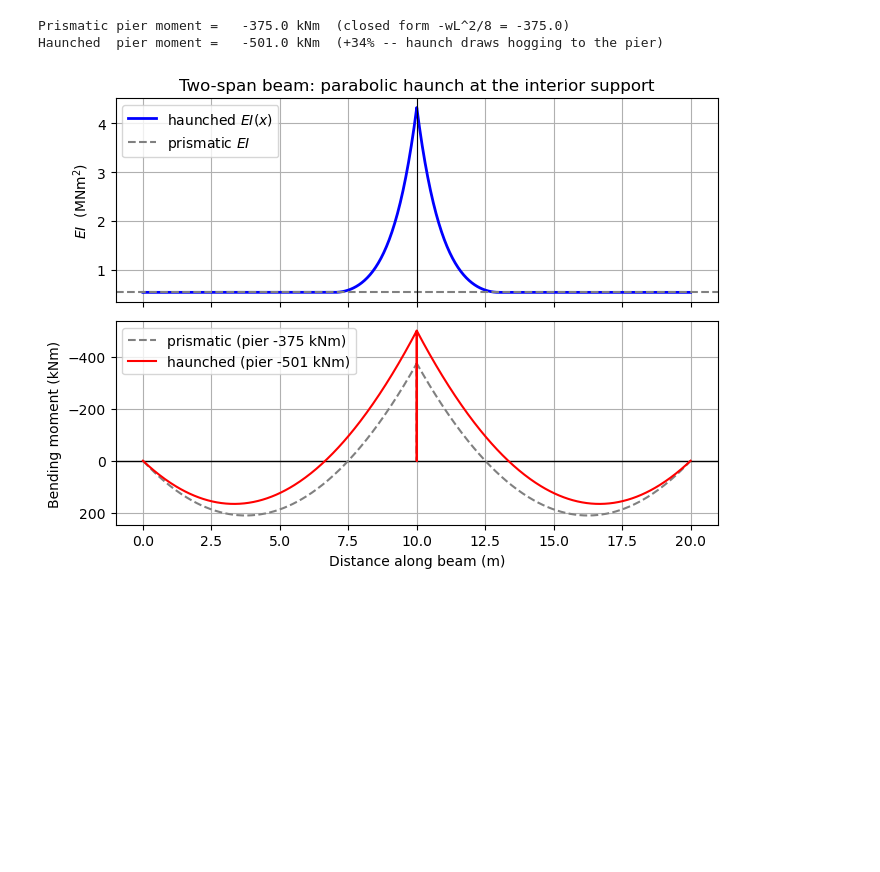
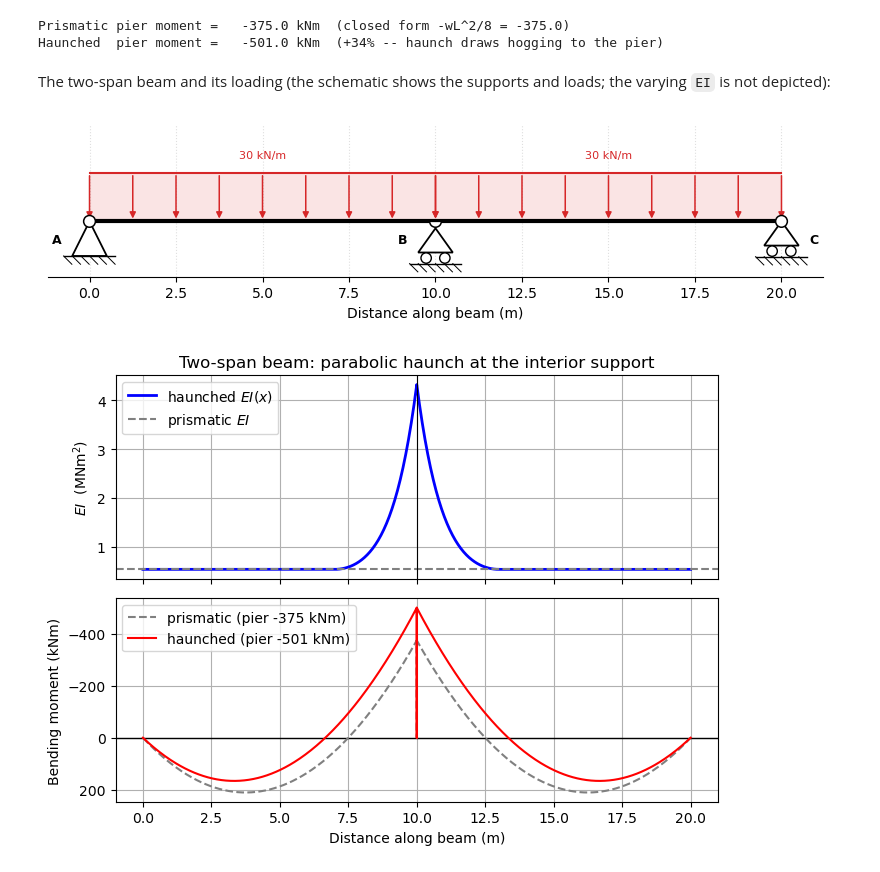
Before and after one commit to ccaprani/pycba, a Jupyter notebook: docs/source/notebooks/nonprismatic.ipynb, the cells around one changed output. Saved outputs shown, nothing was run; the diff lists cells and outputs as text; code cells hidden in the pictures; blank space fills up the shorter version.

```diff
--- a/docs/source/notebooks/nonprismatic.ipynb
+++ b/docs/source/notebooks/nonprismatic.ipynb
@@ -98,6 +98,12 @@ print(f"Haunched  pier moment = {M_pier_h:8.1f} kNm  "
 # %% [output]
 Prismatic pier moment =   -375.0 kNm  (closed form -wL^2/8 = -375.0)
 Haunched  pier moment =   -501.0 kNm  (+34% -- haunch draws hogging to the pier)
+# %% [markdown]
+The two-span beam and its loading (the schematic shows the supports and loads; the varying `EI` is not depicted):
+# %%
+ba_h.beam.plot();
+# %% [output]
+[figure, added]
 # %%
 # EI(x) elevation and the resulting BMD (haunched vs prismatic).
 xx = np.linspace(0.0, Lsp, 200)
```
Also changed, not shown: 3 other files.
